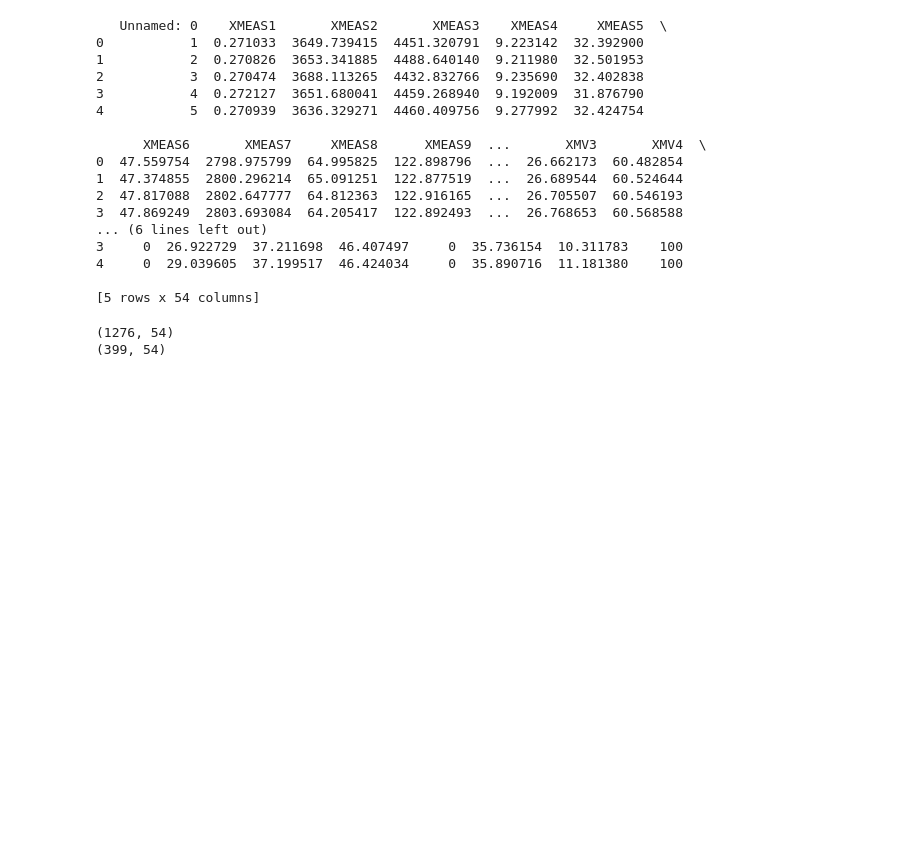
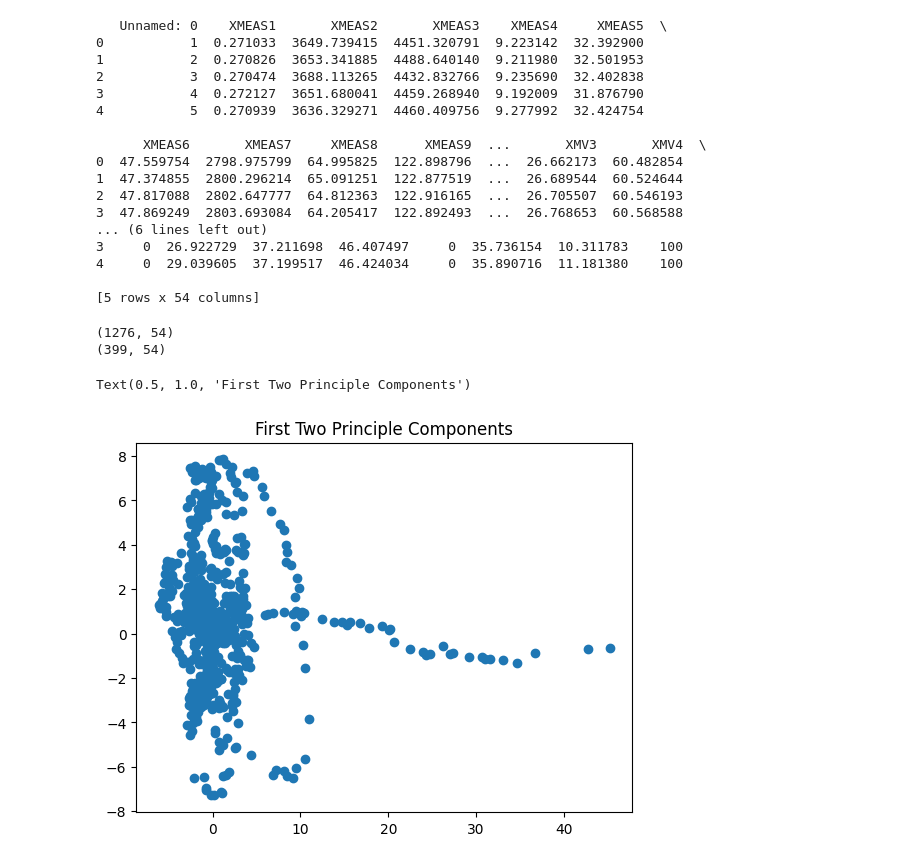
Before and after one commit to KyleTerrito/CHE4230, a Jupyter notebook: testing/Testing.ipynb, the cells around one changed output. Cells and saved outputs as stored; diff of their text form; code cells hidden in the pictures; blank space fills up the shorter version.

```diff
--- a/testing/Testing.ipynb
+++ b/testing/Testing.ipynb
@@ -12,7 +15,7 @@ from sklearn.preprocessing import StandardScaler
 import matplotlib.pyplot as plt
 from sklearn.model_selection import train_test_split
 # %%
-data = data_preprocess.DataProcessing().load_data("../ChE4230/data/RawData.xlsx")
+data = DataProcessing().load_data("../ChE4230/data/RawData.xlsx")
 # %% [output]
    Unnamed: 0    XMEAS1       XMEAS2       XMEAS3    XMEAS4     XMEAS5  \
 0           1  0.271033  3649.739415  4451.320791  9.223142  32.392900
@@ -49,0 +51,7 @@ data_PCA = DR_methods.DR
+# %%
+part_PCA = DR().dPCA(n = 2, data = train_scaled)
+plt.scatter(part_PCA[:,0],part_PCA[:,1])
+plt.title("First Two Principle Components")
+# %% [output]
+Text(0.5, 1.0, 'First Two Principle Components')
+[figure, added]
```
Also changed, not shown: parts of 4 cells of this notebook, 1 other file.
